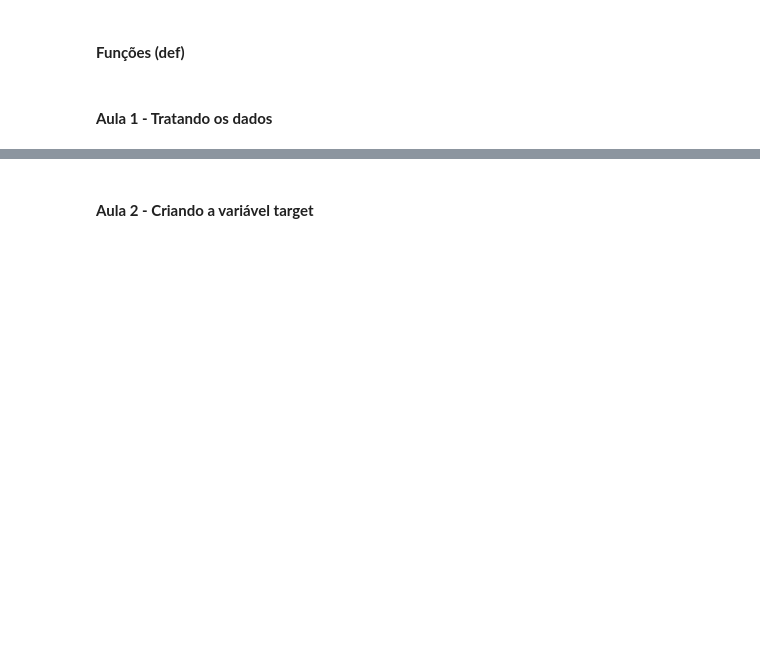
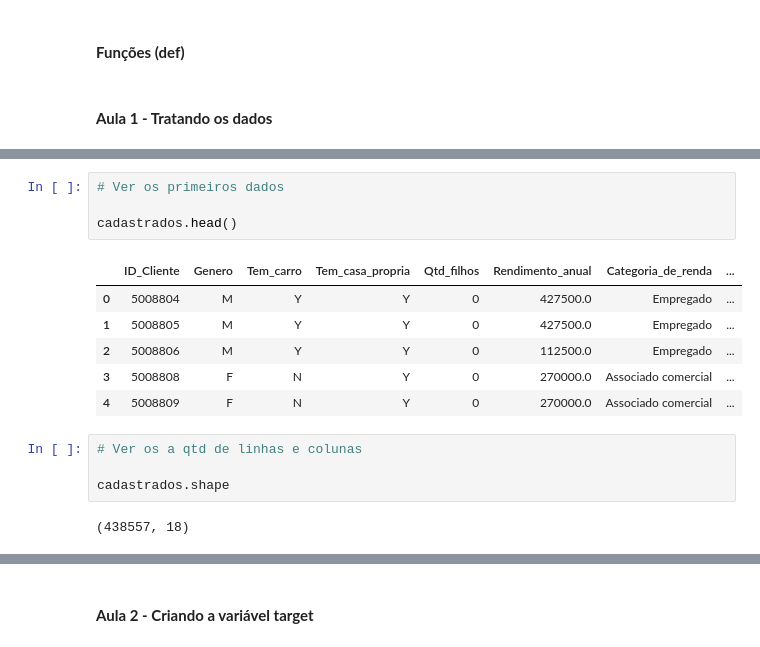
Before and after one commit to RicardViana/fiap-data-viz-and-production-models, a Jupyter notebook: deploy_de_aplicacoes.ipynb, the cells around one changed output, grey strips where cells are left out. Drawn from its saved outputs; the diff is of its cells as text; blank space fills up the shorter version.

```diff
--- a/deploy_de_aplicacoes.ipynb
+++ b/deploy_de_aplicacoes.ipynb
@@ -26,0 +32,17 @@ import pandas as pd
+# %%
+# Ver os primeiros dados
+
+cadastrados.head()
+# %% [output]
+|  | ID_Cliente | Genero | Tem_carro | Tem_casa_propria | Qtd_filhos | Rendimento_anual | Categoria_de_renda | ... |
+| 0 | 5008804 | M | Y | Y | 0 | 427500.0 | Empregado | ... |
+| 1 | 5008805 | M | Y | Y | 0 | 427500.0 | Empregado | ... |
+| 2 | 5008806 | M | Y | Y | 0 | 112500.0 | Empregado | ... |
+| 3 | 5008808 | F | N | Y | 0 | 270000.0 | Associado comercial | ... |
+| 4 | 5008809 | F | N | Y | 0 | 270000.0 | Associado comercial | ... |
+# %%
+# Ver os a qtd de linhas e colunas
+
+cadastrados.shape
+# %% [output]
+(438557, 18)
```
Also changed, not shown: parts of 21 cells of this notebook.
